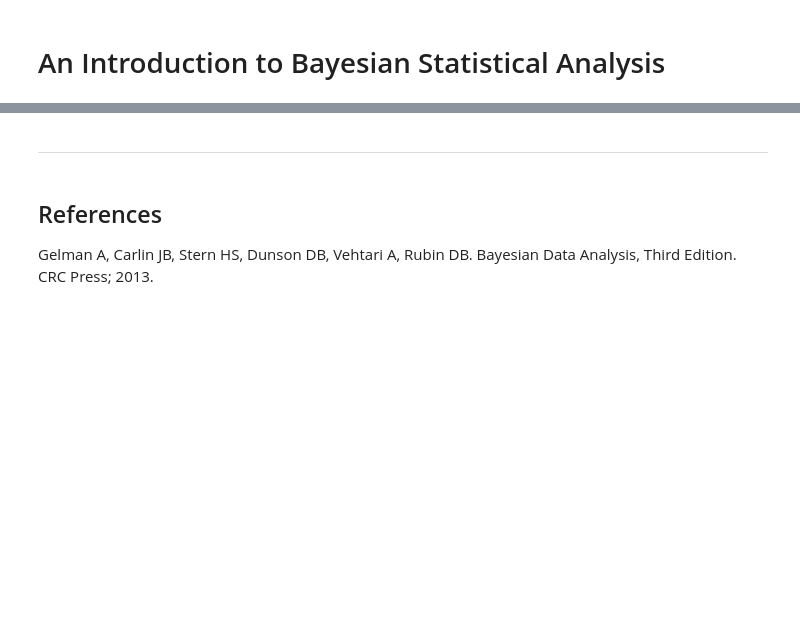
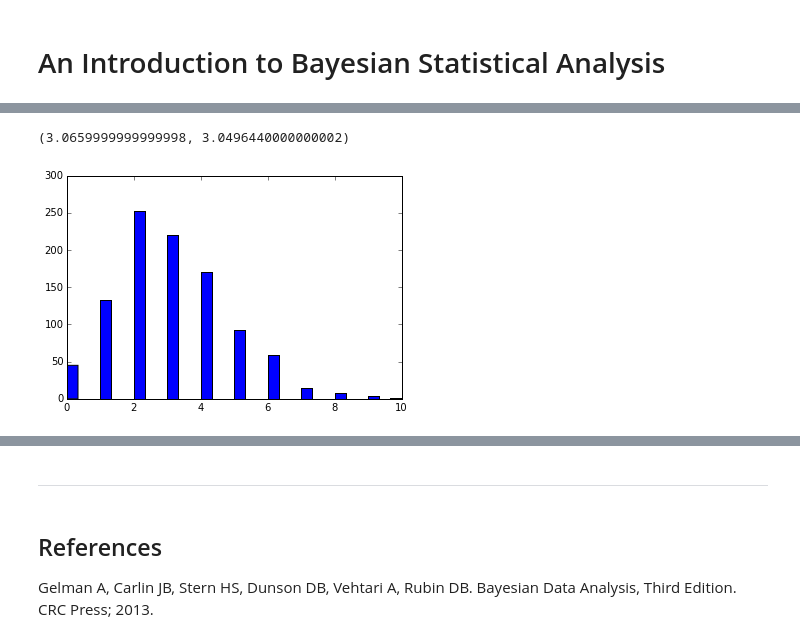
Before and after one commit to fonnesbeck/scipy2014_tutorial, a Jupyter notebook: 1_Introduction-to-Bayes.ipynb, the cells around one changed output, grey strips where cells are left out. Cells and saved outputs as stored; diff of their text form; code cells hidden in the pictures; blank space fills up the shorter version.

```diff
--- a/1_Introduction-to-Bayes.ipynb
+++ b/1_Introduction-to-Bayes.ipynb
@@ -108,0 +249,15 @@ This posterior distribution is formulated as a function of the probability model
+# %%
+%matplotlib inline
+import numpy as np
+from scipy import stats
+import matplotlib.pyplot as plt
+
+theta = 3
+x = np.random.poisson(theta, size=1000)
+x.mean(), x.var()
+# %% [output]
+(3.0659999999999998, 3.0496440000000002)
+# %%
+_ = plt.hist(x, bins=30)
+# %% [output]
+[figure, added]
```
Also changed, not shown: parts of 13 cells of this notebook, 1 other file.
